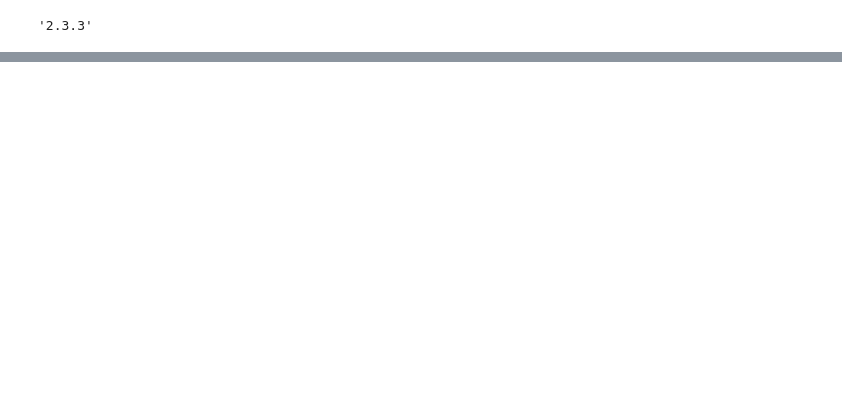
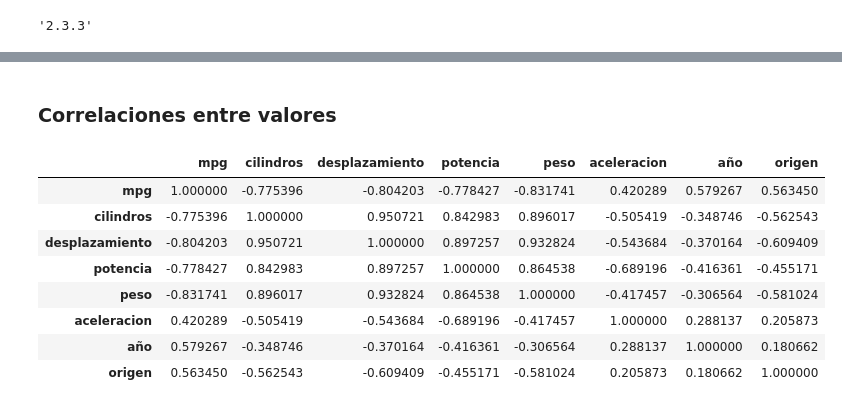
Before and after one commit to dayanaromero937-ship-it/practicasintroduccionapython, a Jupyter notebook: pandas.ipynb, the cells around one changed output, grey strips where cells are left out. Cells and saved outputs as stored; diff of their text form; code cells hidden in the pictures; blank space fills up the shorter version.

```diff
--- a/pandas.ipynb
+++ b/pandas.ipynb
@@ -1247,0 +564,14 @@ Cantidad de usuarios con menos de 30 reviews: 751
+# %% [markdown]
+### Correlaciones entre valores
+# %%
+mpg_data.corr(numeric_only=True)
+# %% [output]
+|  | mpg | cilindros | desplazamiento | potencia | peso | aceleracion | año | origen |
+| mpg | 1.000000 | -0.775396 | -0.804203 | -0.778427 | -0.831741 | 0.420289 | 0.579267 | 0.563450 |
+| cilindros | -0.775396 | 1.000000 | 0.950721 | 0.842983 | 0.896017 | -0.505419 | -0.348746 | -0.562543 |
+| desplazamiento | -0.804203 | 0.950721 | 1.000000 | 0.897257 | 0.932824 | -0.543684 | -0.370164 | -0.609409 |
+| potencia | -0.778427 | 0.842983 | 0.897257 | 1.000000 | 0.864538 | -0.689196 | -0.416361 | -0.455171 |
+| peso | -0.831741 | 0.896017 | 0.932824 | 0.864538 | 1.000000 | -0.417457 | -0.306564 | -0.581024 |
+| aceleracion | 0.420289 | -0.505419 | -0.543684 | -0.689196 | -0.417457 | 1.000000 | 0.288137 | 0.205873 |
+| año | 0.579267 | -0.348746 | -0.370164 | -0.416361 | -0.306564 | 0.288137 | 1.000000 | 0.180662 |
+| origen | 0.563450 | -0.562543 | -0.609409 | -0.455171 | -0.581024 | 0.205873 | 0.180662 | 1.000000 |
```
Also changed, not shown: parts of 174 cells of this notebook, 2 other files.
